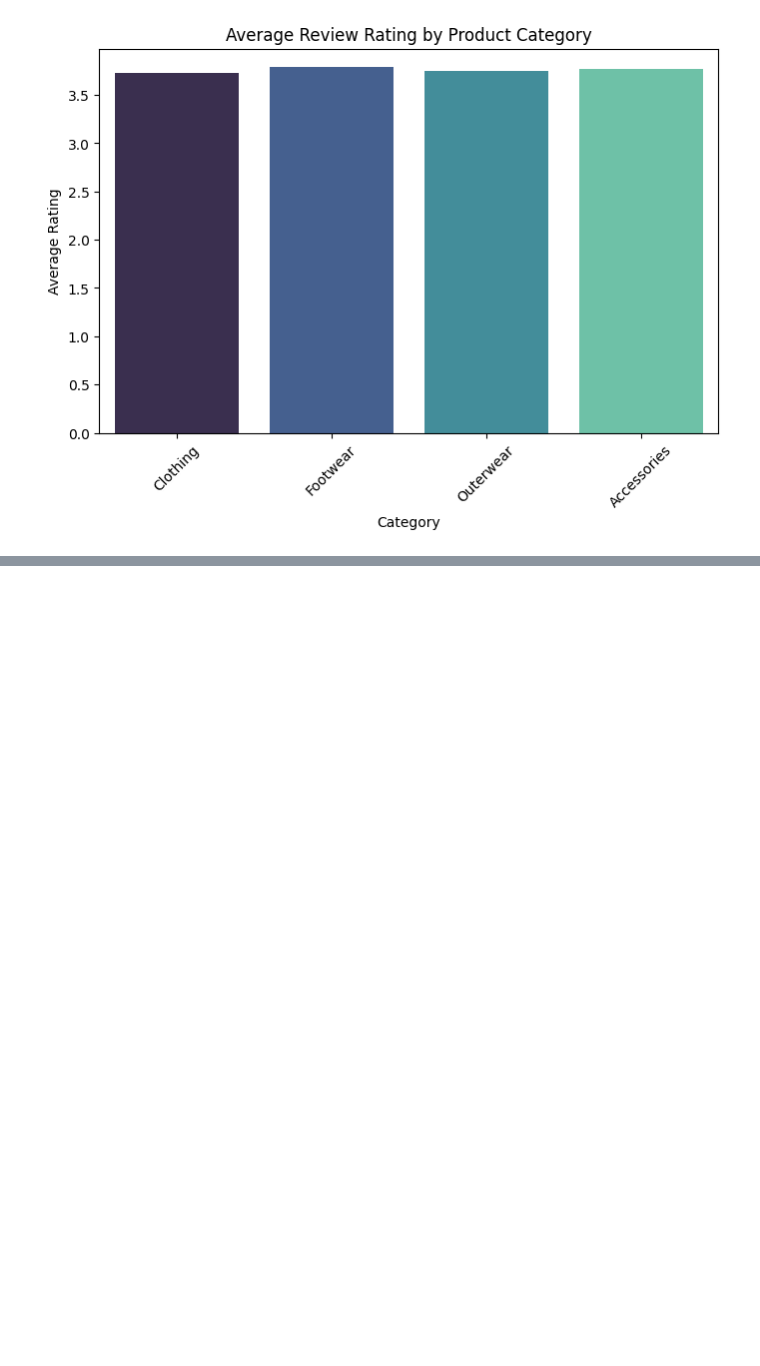
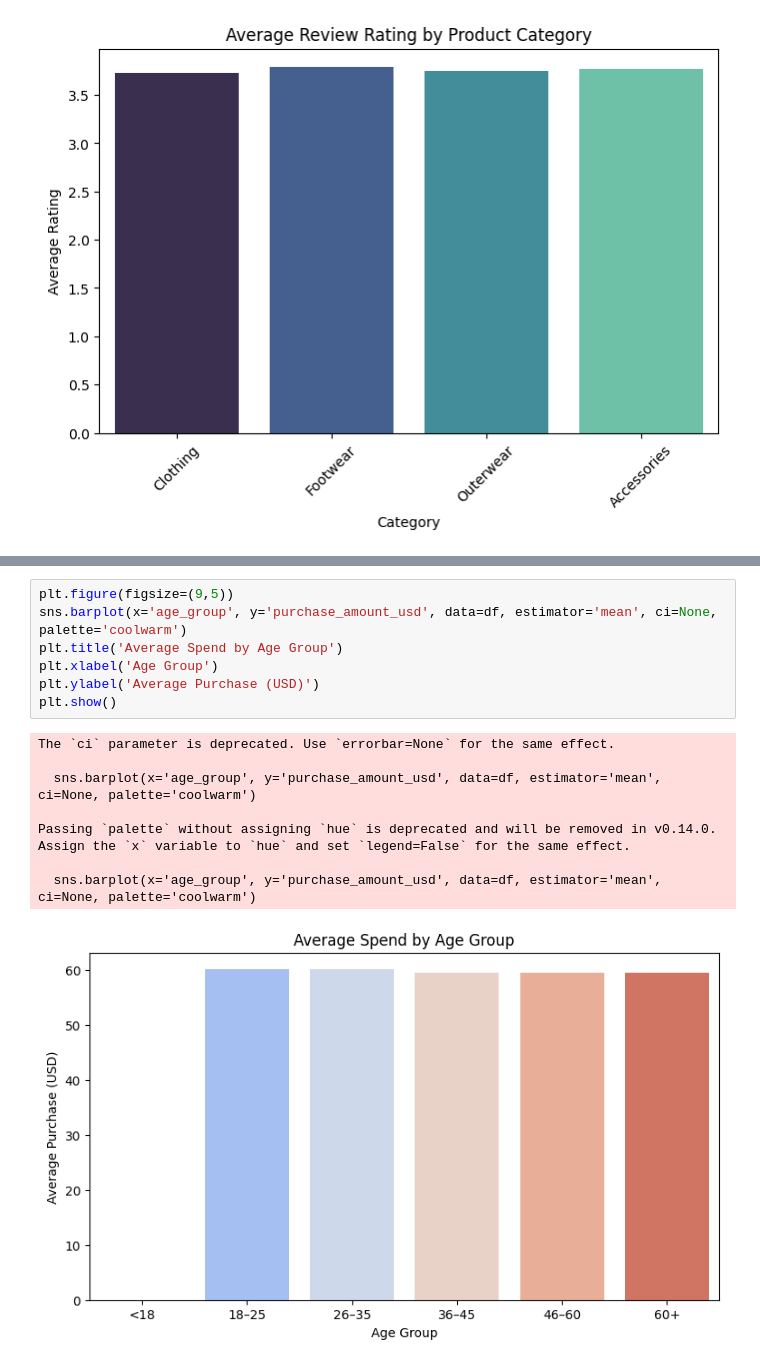
Before and after one commit to saisarantottempudi/customer_purchase_behaviour, a Jupyter notebook: notebooks/01_eda.ipynb, the cells around one changed output, grey strips where cells are left out. Drawn from its saved outputs; the diff is of its cells as text; blank space fills up the shorter version.

```diff
--- a/notebooks/01_eda.ipynb
+++ b/notebooks/01_eda.ipynb
@@ -272,0 +320,16 @@ Passing `palette` without assigning `hue` is deprecated and will be removed in v
+# %%
+plt.figure(figsize=(9,5))
+sns.barplot(x='age_group', y='purchase_amount_usd', data=df, estimator='mean', ci=None, palette='coolwarm')
+plt.title('Average Spend by Age Group')
+plt.xlabel('Age Group')
+plt.ylabel('Average Purchase (USD)')
+plt.show()
+# %% [output]
+The `ci` parameter is deprecated. Use `errorbar=None` for the same effect.
+
+  sns.barplot(x='age_group', y='purchase_amount_usd', data=df, estimator='mean', ci=None, palette='coolwarm')
+
+Passing `palette` without assigning `hue` is deprecated and will be removed in v0.14.0. Assign the `x` variable to `hue` and set `legend=False` for the same effect.
+
+  sns.barplot(x='age_group', y='purchase_amount_usd', data=df, estimator='mean', ci=None, palette='coolwarm')
+[figure, added]
```
Also changed, not shown: parts of 8 cells of this notebook, 1 other file.
